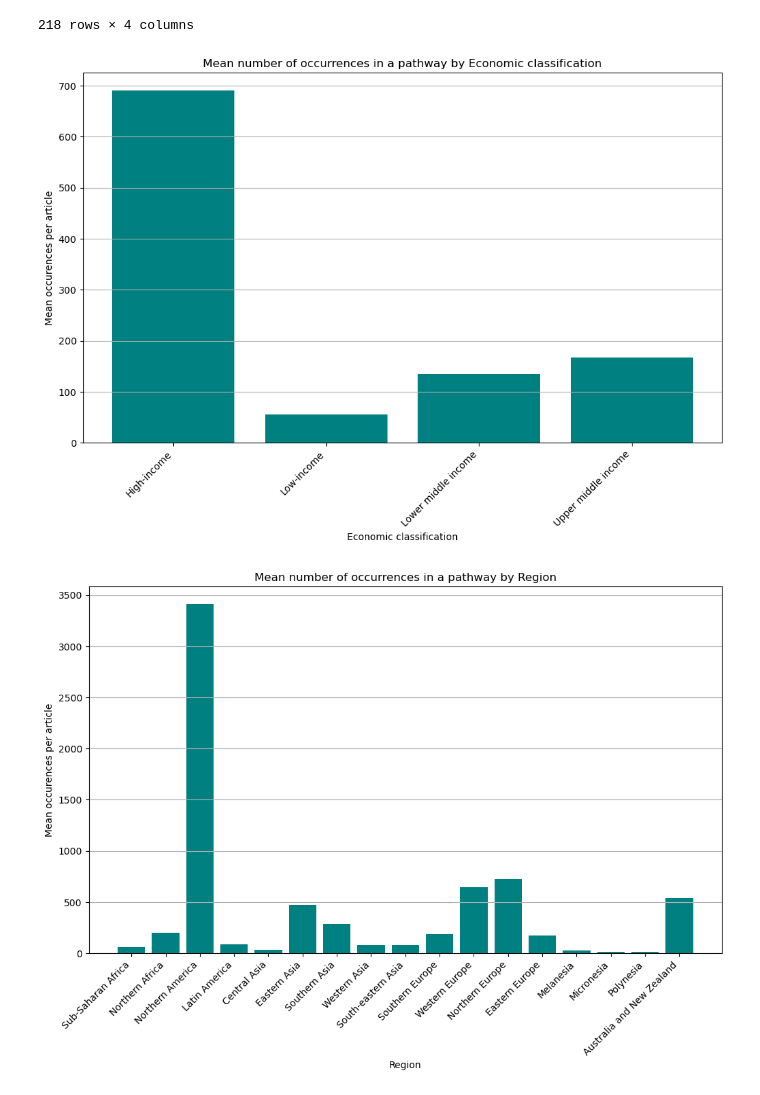
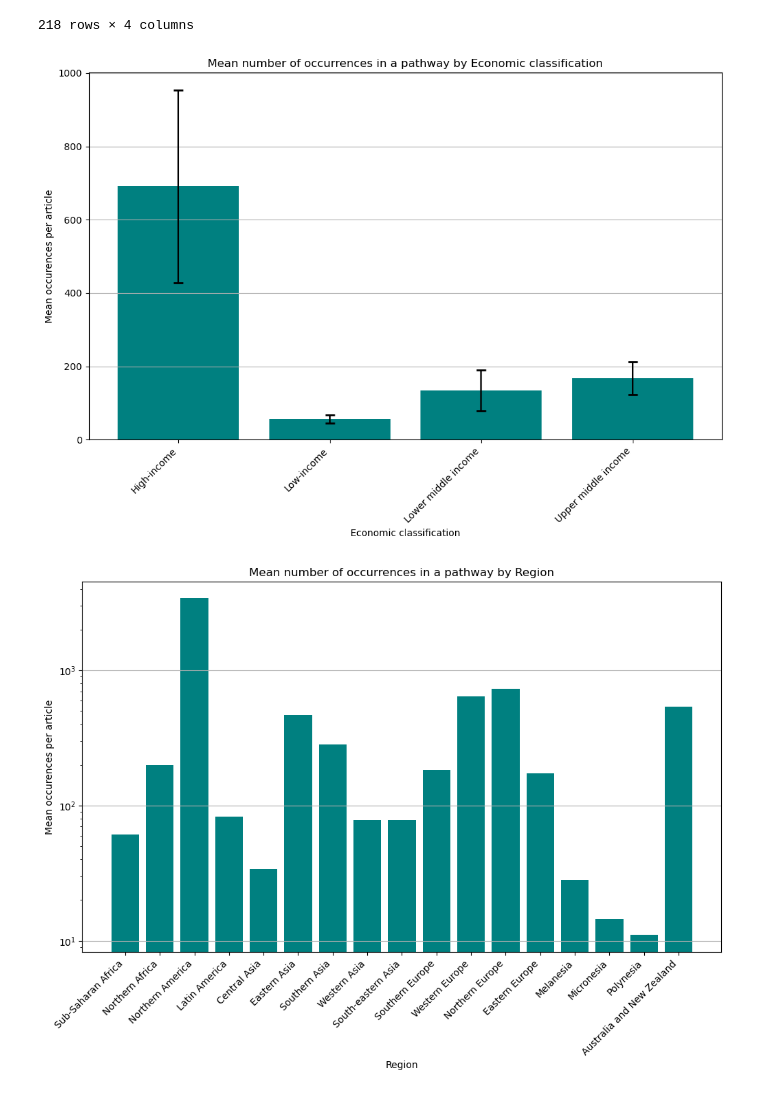
Before and after one commit to epfl-ada/ada-2023-project-jellyfish401, a Jupyter notebook: p2.ipynb, the cells around one changed output. Cells and saved outputs as stored; diff of their text form; code cells hidden in the pictures.

Commit message:
Added error bars to one plot

```diff
--- a/p2.ipynb
+++ b/p2.ipynb
@@ -1130,7 +1159,9 @@ display(country_counts_df)
 218 rows × 4 columns
 # %%
 cc_to_plot = country_counts_df[['Count', 'Economic classification']].groupby('Economic classification').mean().reset_index()
-
+cc_std = country_counts_df[['Count', 'Economic classification']].groupby('Economic classification').std().reset_index()
+cc_counts = country_counts_df[['Count', 'Economic classification']].groupby('Economic classification').count().reset_index()
+cc_se = cc_std['Count'].values/np.sqrt(cc_counts['Count'].values)
 # Plot
 plt.figure(figsize=(12, 7))
 plt.bar(cc_to_plot['Economic classification'], cc_to_plot['Count'], color='teal')
@@ -1139,25 +1170,30 @@ plt.xlabel('Economic classification')
 plt.ylabel('Mean occurences per article')
 plt.xticks(rotation=45, ha='right')
 plt.grid(axis='y')
+
+plt.errorbar(cc_to_plot['Economic classification'], cc_to_plot['Count'], yerr=cc_se, fmt='none', ecolor='black', capsize=5, capthick=2)
+
+
 plt.show()
 # %% [output]
-[figure, old version]
+[figure, new version]
 # %%
 cc_to_plot = country_counts_df[['Count', 'Region']].groupby('Region').mean().reset_index()
 
 cc_to_plot['Last Word to sort on'] = cc_to_plot['Region'].str.split().str[-1]
 cc_to_plot = cc_to_plot.sort_values(by='Last Word to sort on')
 cc_to_plot.drop('Last Word to sort on', axis=1, inplace=True)
 
 
 # Plot
 plt.figure(figsize=(12, 7))
 plt.bar(cc_to_plot['Region'], cc_to_plot['Count'], color='teal')
 plt.title('Mean number of occurrences in a pathway by Region')
 plt.xlabel('Region')
 plt.ylabel('Mean occurences per article')
 plt.xticks(rotation=45, ha='right')
 plt.grid(axis='y')
+plt.yscale("log")
 plt.show()
 # %% [output]
-[figure, old version]
+[figure, new version]
```
Also changed, not shown: parts of 4 cells of this notebook.
